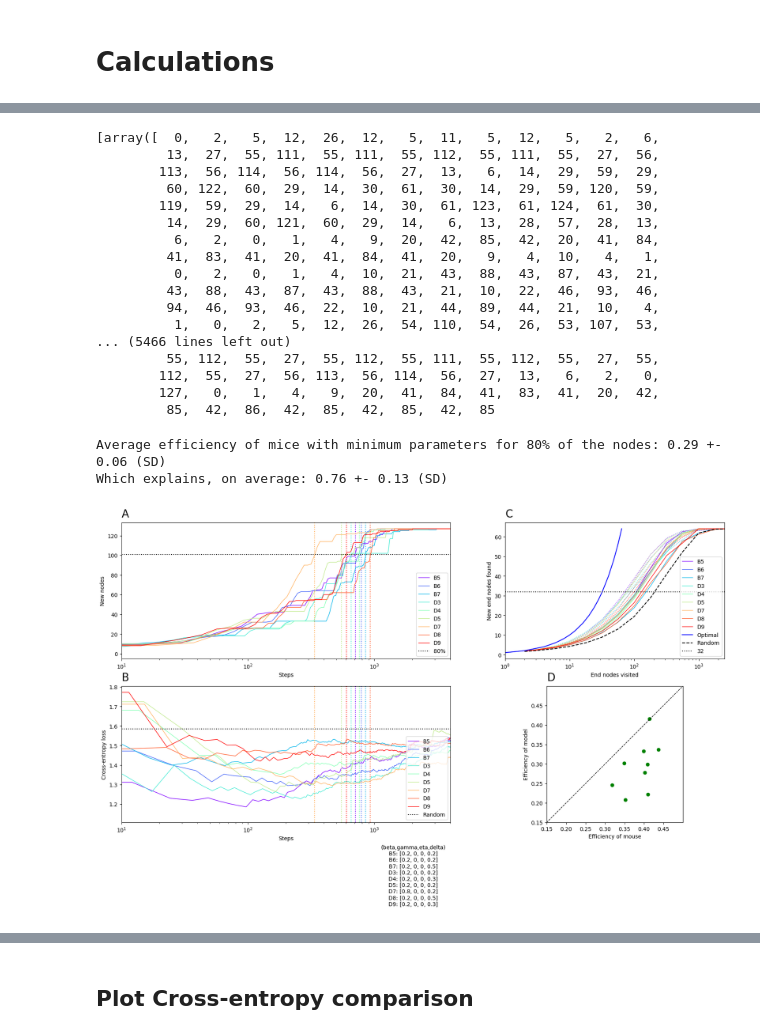
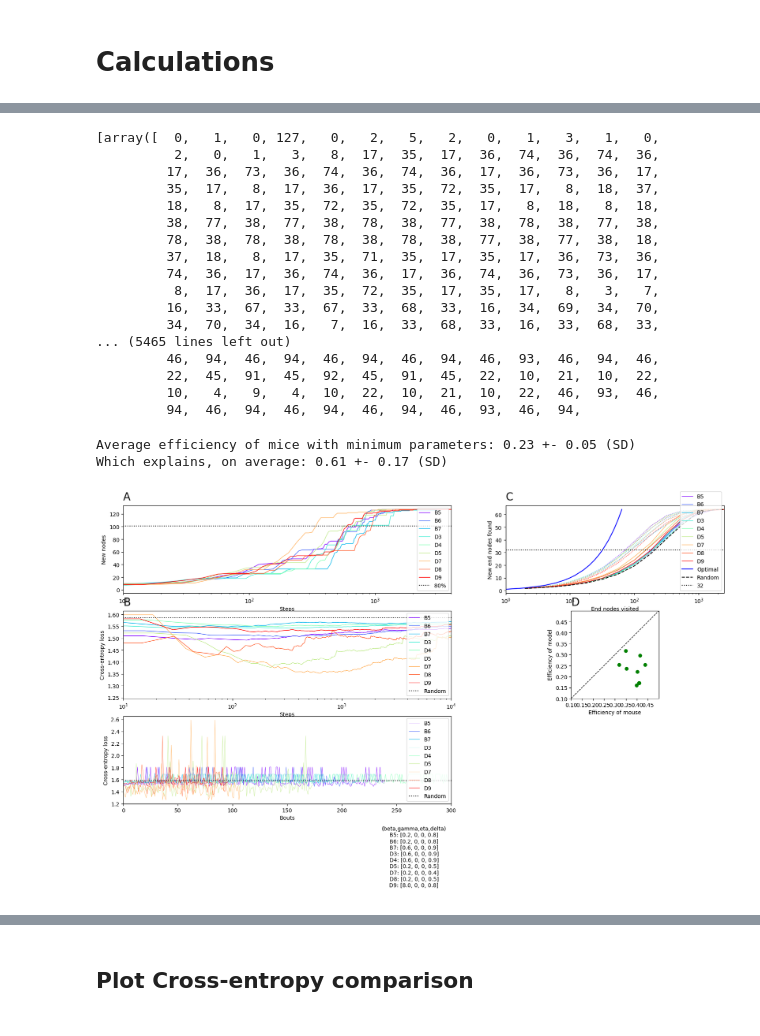
Before and after one commit to niv-shapira/Rosenberg-2021-Repository-DORA, a Jupyter notebook: Maze-ADORA-Comparison.ipynb, the cells around one changed output, grey strips where cells are left out. Saved outputs shown, nothing was run; the diff lists cells and outputs as text; code cells hidden in the pictures.

```diff
--- a/Maze-ADORA-Comparison.ipynb
+++ b/Maze-ADORA-Comparison.ipynb
@@ -203,18 +160,0 @@ OutCEsNamesParams(UnrewNamesSub,argmins,ma,mode,frame=1,url=url_ces+'.npy')
-# %%
-betas1 = np.linspace(0.2,2,10,endpoint=True)
-betas2 = np.linspace(3,10,8,endpoint=True)
-betas3 = np.linspace(50,500,10,endpoint=True)
-betas = np.concatenate((betas1,betas2,betas3))
-print(betas)
-gammas = np.linspace(0,1,11,endpoint=True)
-print(gammas)
-etas = np.linspace(0.1,1,10, endpoint=True)
-print(etas)
-deltas = np.linspace(0,1,10, endpoint=False)
-print(deltas)
-params = [betas,gammas,etas,deltas]
-param_names = ['beta','gamma','eta','delta']
-mode = 4
-maxpercent = 0.8
-subdir = 'outdata_DORA/'+str(mode)+'mode_'+str(maxpercent)+'percent/'
-frame = -1
@@ -229,6 +160,0 @@ frame = -1
-# %%
-mins,argmins = np.load(subdir + 'ces_argmin_' + str(mode) + 'mode_'+ str(frame) + 'frame_'+str(maxpercent)+'percent.npy', allow_pickle=True)
-print(mins)
-avg,sd = GetAvgAndSD(mins)
-print('Average cross-entropy loss with minimum parameters at 80%: ' + str(avg) + ' +- ' + str(sd))
-print(argmins)
@@ -258,37 +163,45 @@ and in percentage out of total nodes:
 # %%
 nbouts = 100
-fstr_sim = subdir + '%s_sim_random-walk-bias_'+str(nbouts)+'bouts_'+str(maxpercent)+'percent.npy'
+fstr_sim = subdir + '%s_sim_' + model_name + '_' + str(nbouts) + '-bouts.npy'
 # %%
-RunSim(UnrewNamesSub, argmins, nbouts, ma, mode, fstr=fstr_sim)
+RunSim(UnrewNamesSub, argmins, nbouts, ma, fstr=fstr_sim)
 # %% [output]
-[array([  0,   2,   5,  12,  26,  12,   5,  11,   5,  12,   5,   2,   6,
-         13,  27,  55, 111,  55, 111,  55, 112,  55, 111,  55,  27,  56,
-        113,  56, 114,  56, 114,  56,  27,  13,   6,  14,  29,  59,  29,
-         60, 122,  60,  29,  14,  30,  61,  30,  14,  29,  59, 120,  59,
-        119,  59,  29,  14,   6,  14,  30,  61, 123,  61, 124,  61,  30,
-         14,  29,  60, 121,  60,  29,  14,   6,  13,  28,  57,  28,  13,
-          6,   2,   0,   1,   4,   9,  20,  42,  85,  42,  20,  41,  84,
-         41,  83,  41,  20,  41,  84,  41,  20,   9,   4,  10,   4,   1,
-          0,   2,   0,   1,   4,  10,  21,  43,  88,  43,  87,  43,  21,
-         43,  88,  43,  87,  43,  88,  43,  21,  10,  22,  46,  93,  46,
-         94,  46,  93,  46,  22,  10,  21,  44,  89,  44,  21,  10,   4,
-          1,   0,   2,   5,  12,  26,  54, 110,  54,  26,  53, 107,  53,
-... (5466 lines left out)
-         55, 112,  55,  27,  55, 112,  55, 111,  55, 112,  55,  27,  55,
-        112,  55,  27,  56, 113,  56, 114,  56,  27,  13,   6,   2,   0,
-        127,   0,   1,   4,   9,  20,  41,  84,  41,  83,  41,  20,  42,
-         85,  42,  86,  42,  85,  42,  85,  42,  85
+[array([  0,   1,   0, 127,   0,   2,   5,   2,   0,   1,   3,   1,   0,
+          2,   0,   1,   3,   8,  17,  35,  17,  36,  74,  36,  74,  36,
+         17,  36,  73,  36,  74,  36,  74,  36,  17,  36,  73,  36,  17,
+         35,  17,   8,  17,  36,  17,  35,  72,  35,  17,   8,  18,  37,
+         18,   8,  17,  35,  72,  35,  72,  35,  17,   8,  18,   8,  18,
+         38,  77,  38,  77,  38,  78,  38,  77,  38,  78,  38,  77,  38,
+         78,  38,  78,  38,  78,  38,  78,  38,  77,  38,  77,  38,  18,
+         37,  18,   8,  17,  35,  71,  35,  17,  35,  17,  36,  73,  36,
+         74,  36,  17,  36,  74,  36,  17,  36,  74,  36,  73,  36,  17,
+          8,  17,  36,  17,  35,  72,  35,  17,  35,  17,   8,   3,   7,
+         16,  33,  67,  33,  67,  33,  68,  33,  16,  34,  69,  34,  70,
+         34,  70,  34,  16,   7,  16,  33,  68,  33,  16,  33,  68,  33,
+... (5465 lines left out)
+         46,  94,  46,  94,  46,  94,  46,  94,  46,  93,  46,  94,  46,
+         22,  45,  91,  45,  92,  45,  91,  45,  22,  10,  21,  10,  22,
+         10,   4,   9,   4,  10,  22,  10,  21,  10,  22,  46,  93,  46,
+         94,  46,  94,  46,  94,  46,  94,  46,  93,  46,  94,
 # %%
 eff = GetEfficiency(UnrewNamesSub,fstr_sim)
 avg,sd = GetAvgAndSD(eff)
-print('Average efficiency of mice with minimum parameters for 80% of the nodes: ' + str(avg) + ' +- ' + str(sd) + ' (SD)')
+print('Average efficiency of mice with minimum parameters: ' + str(avg) + ' +- ' + str(sd) + ' (SD)')
 avgexp,sdexp = GetAvgAndSD(ExplainedEfficiency(eff))
 print('Which explains, on average: ' + str(avgexp) + ' +- ' + str(sdexp) + ' (SD)')
 # %% [output]
-Average efficiency of mice with minimum parameters for 80% of the nodes: 0.29 +- 0.06 (SD)
-Which explains, on average: 0.76 +- 0.13 (SD)
+Average efficiency of mice with minimum parameters: 0.23 +- 0.05 (SD)
+Which explains, on average: 0.61 +- 0.17 (SD)
 # %%
-fig,_ = PlotMinAtPercent(UnrewNamesSub,argmins,param_names,url_ces+'.npy',fstr_sim,eff,maxpercent)
+model_name = 'backward-bias_test'
+subdir = 'outdata_DORA/' + model_name + '/'
+nbouts = 100
+fstr_sim = subdir + '%s_sim_' + model_name + '_' + str(nbouts) + '-bouts.npy'
+eff = GetEfficiency(UnrewNamesSub,fstr_sim)
+param_names = ['beta','gamma','eta','delta']
+mins,argmins = np.load(subdir + 'ces_argmin_' + model_name + '.npy', allow_pickle=True)
+url_ces = subdir + 'ces_' + model_name + '.npy'
+fig,_ = PlotMin(UnrewNamesSub,argmins,param_names,url_ces,fstr_sim,eff)
 # %% [output]
-[figure, old version]
+[figure, new version]
 # %%
```
Also changed, not shown: parts of 50 cells of this notebook, 58 other files.
